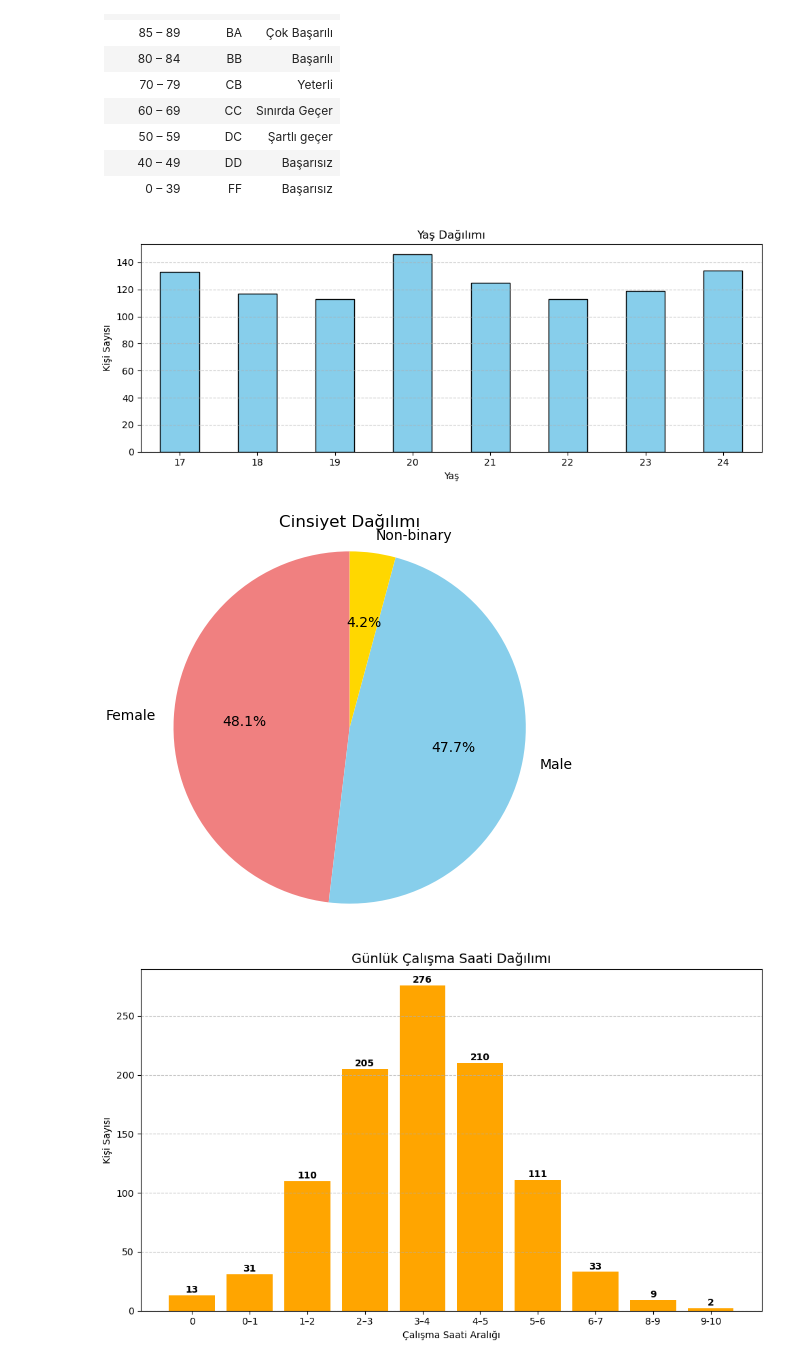
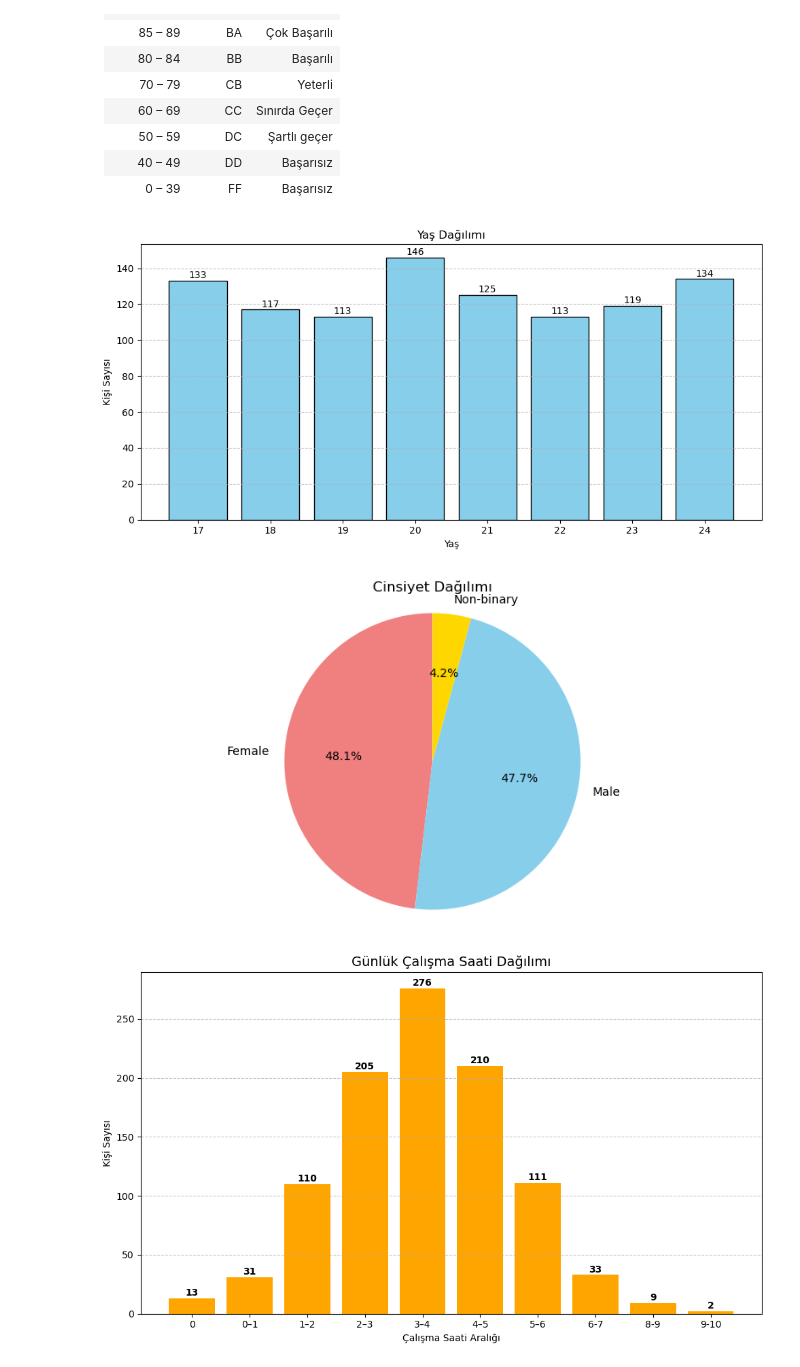
Before and after one commit to uct-trk/Veri-Madenciligi, a Jupyter notebook: data_analysis.ipynb, the cells around one changed output. Drawn from its saved outputs; the diff is of its cells as text; code cells hidden in the pictures.

```diff
--- a/data_analysis.ipynb
+++ b/data_analysis.ipynb
@@ -46,24 +50,28 @@ df.head(1)
 # %%
 import pandas as pd
 import matplotlib.pyplot as plt
 
 df = pd.read_csv("data.csv")
 
 age_counts = df['age'].value_counts().sort_index()
 
-plt.figure(figsize=(10, 4))
-age_counts.plot(kind='bar', color='skyblue', edgecolor='black')
+plt.figure(figsize=(10, 5))
+bars = plt.bar(age_counts.index, age_counts.values, color='skyblue', edgecolor='black')
 
 plt.title("Yaş Dağılımı")
 plt.xlabel("Yaş")
 plt.ylabel("Kişi Sayısı")
 plt.xticks(rotation=0)
 plt.grid(axis='y', linestyle='--', alpha=0.7)
 
+for bar in bars:
+    yval = bar.get_height()
+    plt.text(bar.get_x() + bar.get_width()/2, yval + 0.3, int(yval), ha='center', va='bottom')
+
 plt.tight_layout()
 plt.show()
 # %% [output]
-[figure, old version]
+[figure, new version]
 # %%
 import pandas as pd
 import matplotlib.pyplot as plt
@@ -72,7 +80,7 @@ df = pd.read_csv("data.csv")
 
 gender_counts = df["gender"].value_counts()
 
-plt.figure(figsize=(5, 5))
+plt.figure(figsize=(10, 5))
 plt.pie(gender_counts, labels=gender_counts.index, autopct='%1.1f%%', startangle=90, colors=['lightcoral', 'skyblue', 'gold'])
 
 plt.title("Cinsiyet Dağılımı")
@@ -80,7 +88,7 @@ plt.axis('equal')
 
 plt.show()
 # %% [output]
-[figure, old version]
+[figure, new version]
 # %%
 import pandas as pd
 import matplotlib.pyplot as plt
```
Also changed, not shown: parts of 2 cells of this notebook.
